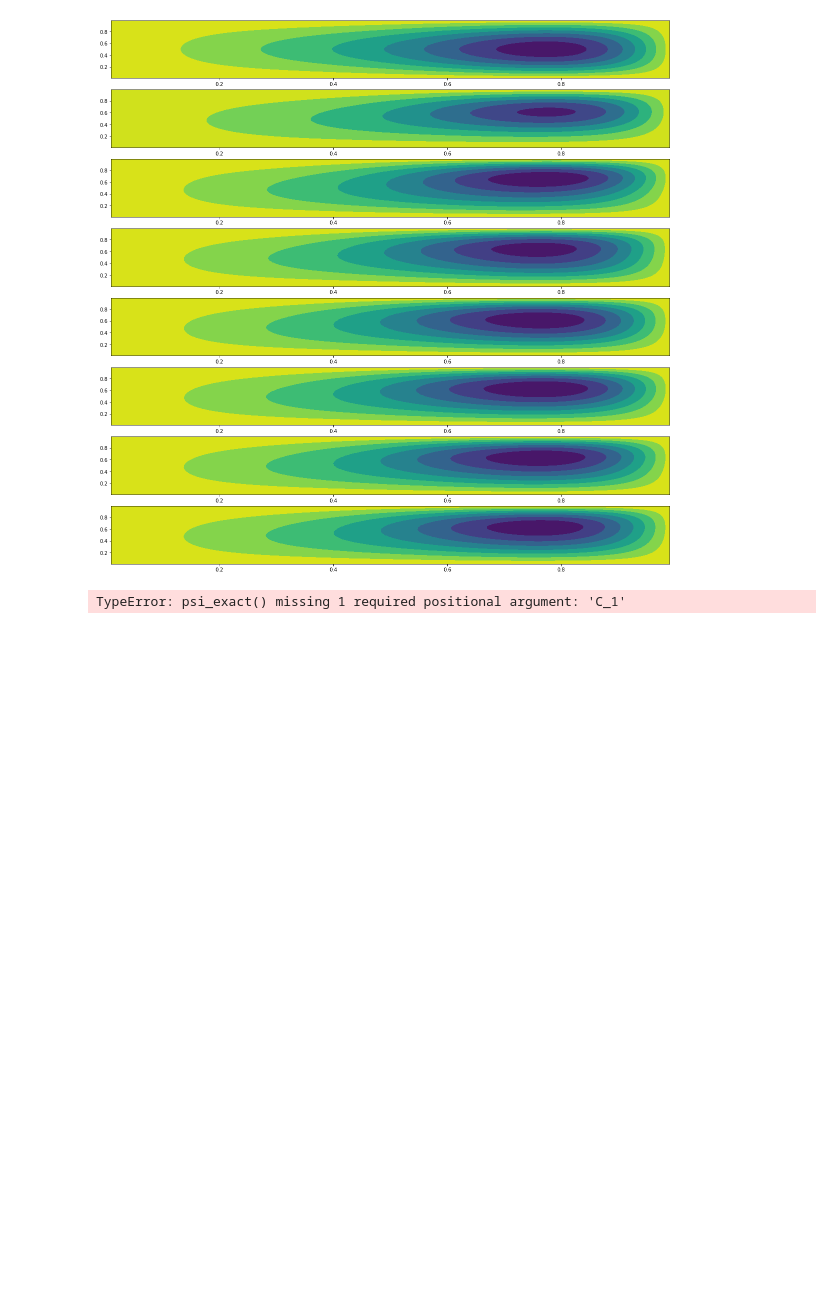
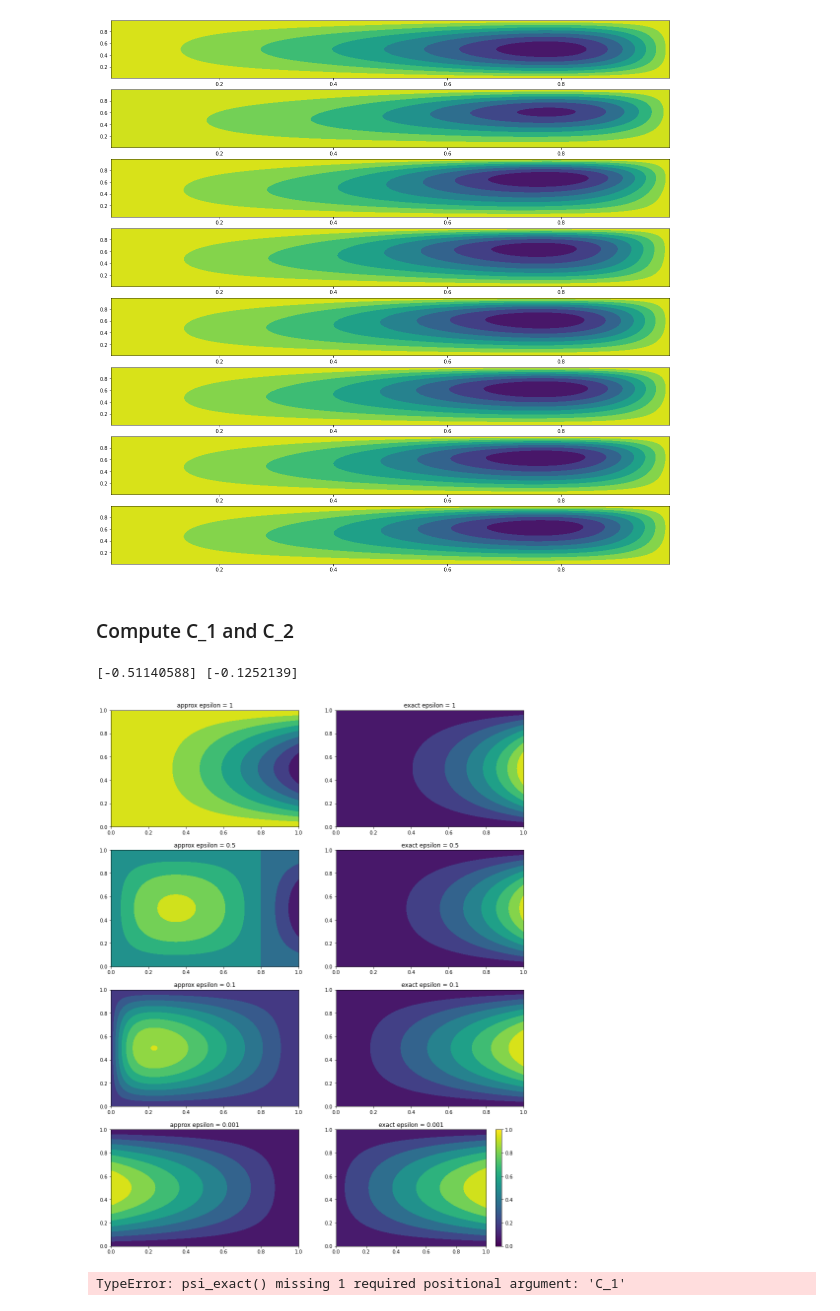
Before and after one commit to freya-gor/oceanic_circ, a Jupyter notebook: math project testing.ipynb, the cells around one changed output. Drawn from its saved outputs; the diff is of its cells as text; code cells hidden in the pictures; blank space fills up the shorter version.

```diff
--- a/math project testing.ipynb
+++ b/math project testing.ipynb
@@ -94,6 +95,83 @@ for i in range(niter):
 #print(vecs)
 # %% [output]
 [figure]
+# %% [markdown]
+### Compute C_1 and C_2
+# %%
+'''
+Compute C_1 and C_2
+'''
+def C_constant(A, epsilon, root1, root2):
+    '''
+        Compute C_1, C_2 given A, epsilon and roots for the characteristic equation
+    '''
+    M = np.array([[1, 1],
+                  [root1, root2]])
+    M_A = np.full((2, 1), A/(epsilon * np.pi**2))
+
+    C = np.linalg.inv(M) @ M_A
+
+    return C[0], C[1]
+
+epsilon = 0.5
+A = -np.pi
+root1 = (-1 + np.sqrt(1 + 4 * (np.pi**2) * (epsilon**2)))/(2 * epsilon)
+root2 = (-1 - np.sqrt(1 + 4 * (np.pi**2) * (epsilon**2)))/(2 * epsilon)
+
+C_1, C_2 = C_constant(A, epsilon, root1, root2)
+
+print(C_1, C_2)
+# %% [output]
+[-0.51140588] [-0.1252139]
+# %%
+epsilons = [1, 0.5, 0.1, 0.001]
+
+def psi_approx(x, y, epsilon, A):
+    return (1 - x - np.exp(-x/epsilon)) * np.pi * np.sin(np.pi * y)
+
+def psi_exact(x, y, epsilon, A, C_1, C_2):
+    root1 = (-1 + np.sqrt(1 + 4 * (np.pi**2) * (epsilon**2)))/(2 * epsilon)
+    root2 = (-1 - np.sqrt(1 + 4 * (np.pi**2) * (epsilon**2)))/(2 * epsilon)
+
+    term1 = C_1 * np.exp(root1 * x)
+    term2 = C_2 * np.exp(root2 * x)
+
+    return -(term1 + term2 - A/((np.pi**2) * epsilon)) * np.sin(np.pi * y)
+
+# def psi_exact(x, y, epsilon, A, C_1, C_2):
+#     return (C_2 * np.exp(np.pi**2 * epsilon * x - x * epsilon **3 * np.pi**4) + \
+#            C_1 * np.exp(-x/epsilon - np.pi**2 * epsilon * x + np.pi**4 * epsilon**3 * x) - \
+#            A/(np.pi**2 * epsilon)) * np.sin(np.pi * y)
+
+N = 1000
+x = 1 - np.linspace(0,1,N)
+y = np.linspace(0,1,N)
+x, y = np.meshgrid(x,y)
+
+fig, ax = plt.subplots(4, 2, figsize = (15, 20))
+
+for i in range(4):
+    epsilon = epsilons[i]
+    A = -np.pi
+    root1 = (-1 + np.sqrt(1 + 4 * (np.pi**2) * (epsilon**2)))/(2 * epsilon)
+    root2 = (-1 - np.sqrt(1 + 4 * (np.pi**2) * (epsilon**2)))/(2 * epsilon)
+
+    C_1, C_2 = C_constant(A, epsilon, root1, root2)
+
+    P_approx = psi_approx(x, y, epsilon, A)
+    P_exact = psi_exact(x, y, epsilon, A, C_1, C_2)
+
+    ax[i, 0].contourf(x, y, P_approx)
+    ax[i, 1].contourf(x, y, P_exact)
+
+    ax[i, 0].set(title = f'approx epsilon = {epsilon}', xlim = (0, 1))
+    ax[i, 1].set(title = f'exact epsilon = {epsilon}', xlim = (0, 1))
+
+
+fig.colorbar(plt.cm.ScalarMappable())
+plt.show()
+# %% [output]
+[figure, added]
 # %%
 epsilon = 0.01
 A = 1
```
Also changed, not shown: parts of 2 cells of this notebook.
